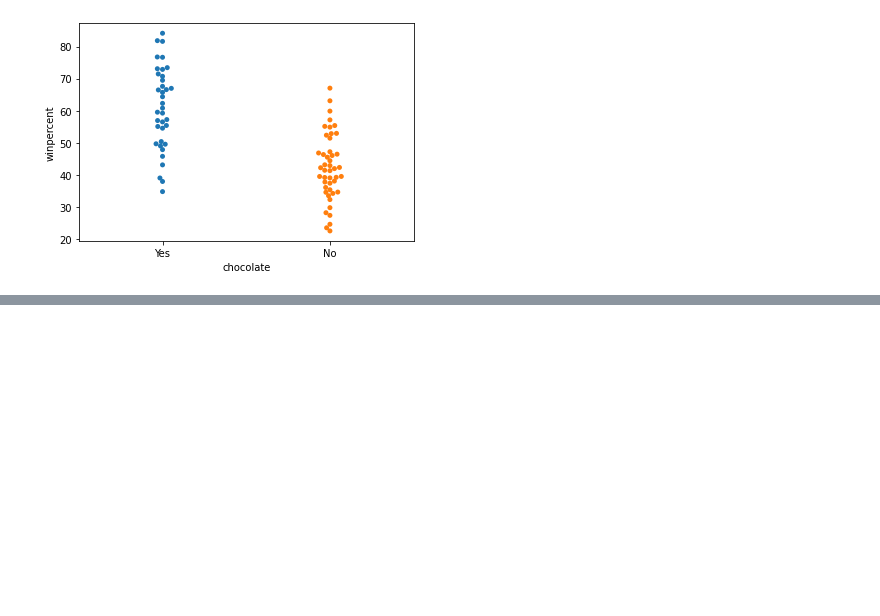
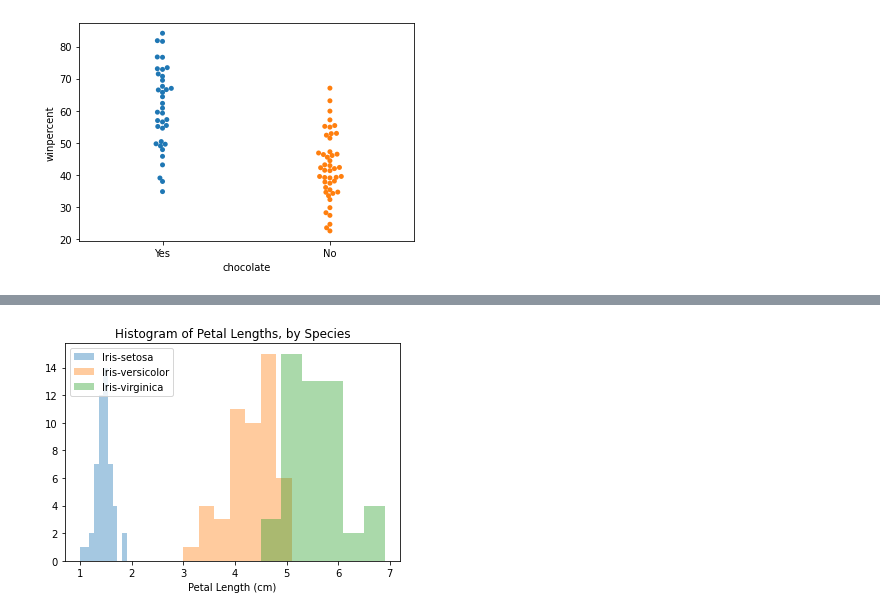
Before and after one commit to dddiiirrr3/ml, a Jupyter notebook: seaborn.ipynb, the cells around one changed output, grey strips where cells are left out. Saved outputs shown, nothing was run; the diff lists cells and outputs as text; code cells hidden in the pictures; blank space fills up the shorter version.

```diff
--- a/seaborn.ipynb
+++ b/seaborn.ipynb
@@ -260,0 +308,13 @@ sns.swarmplot(x=candy['chocolate'], y=candy['winpercent']);
+# %%
+# Histograms for each species
+sns.distplot(a=iris_set['Petal Length (cm)'], label="Iris-setosa", kde=False)
+sns.distplot(a=iris_ver['Petal Length (cm)'], label="Iris-versicolor", kde=False)
+sns.distplot(a=iris_vir['Petal Length (cm)'], label="Iris-virginica", kde=False)
+
+# Add title
+plt.title("Histogram of Petal Lengths, by Species")
+
+# Force legend to appear
+plt.legend();
+# %% [output]
+[figure, added]
```
Also changed, not shown: parts of 7 cells of this notebook.
